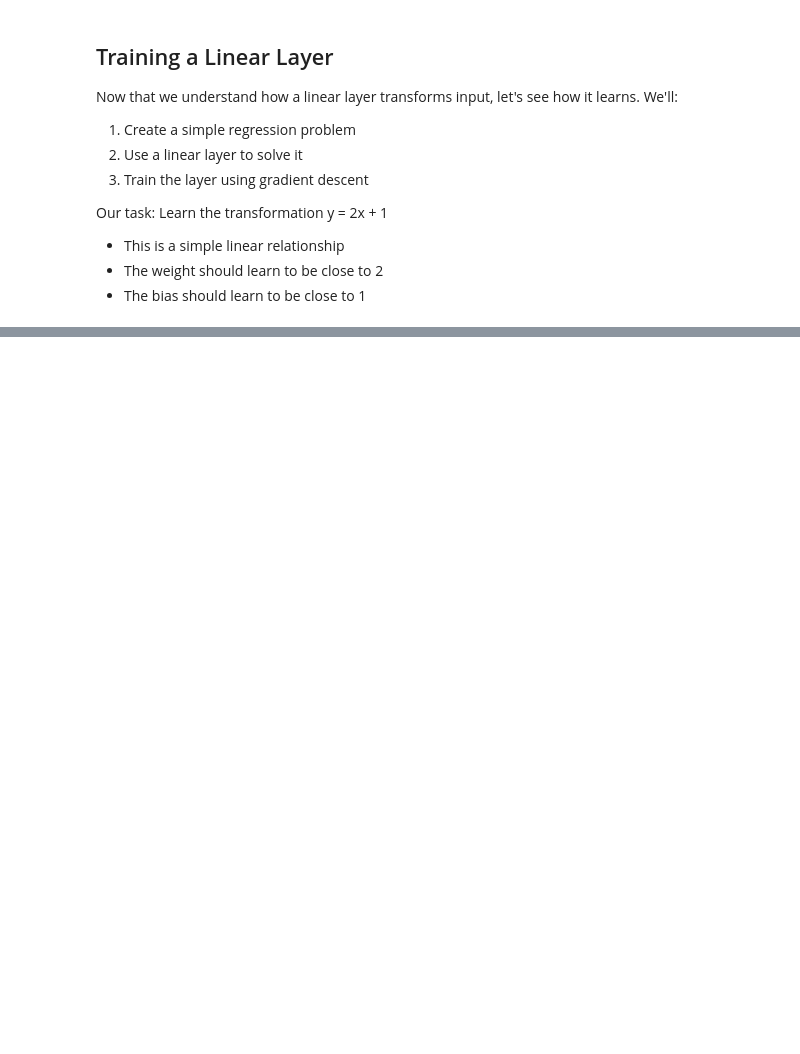
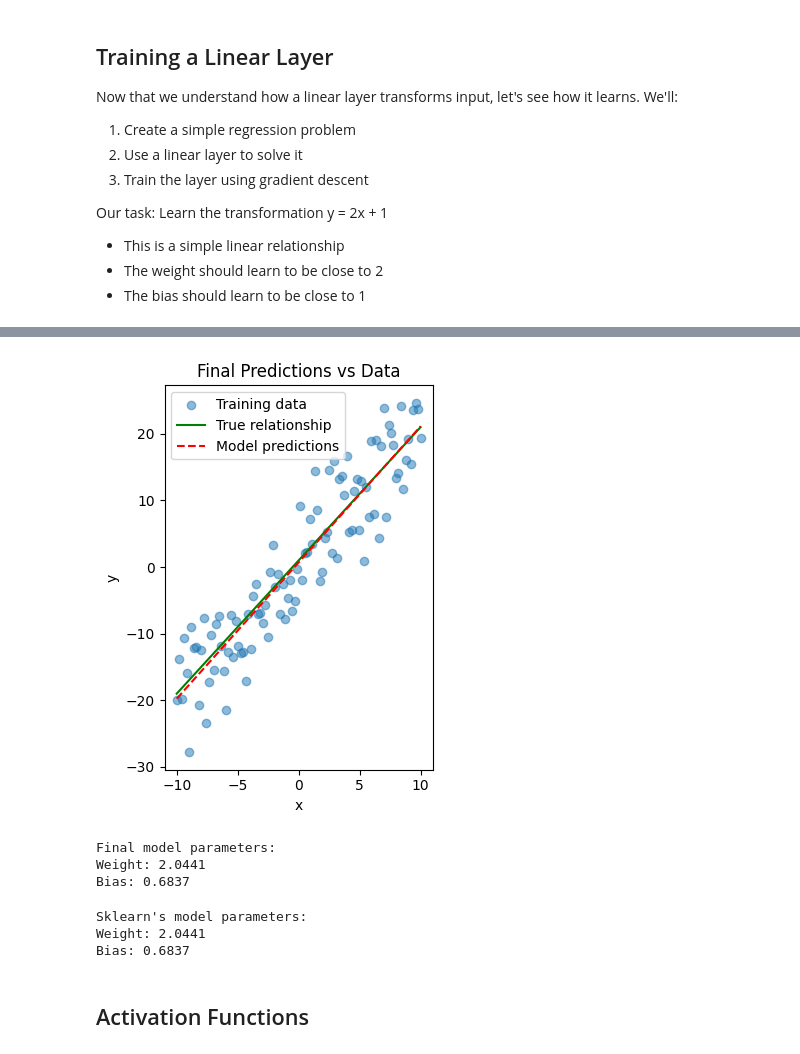
Before and after one commit to Hudsonps/pytorch-practice, a Jupyter notebook: notebooks/02_neural_networks.ipynb, the cells around one changed output, grey strips where cells are left out. Cells and saved outputs as stored; diff of their text form; code cells hidden in the pictures; blank space fills up the shorter version.

```diff
--- a/notebooks/02_neural_networks.ipynb
+++ b/notebooks/02_neural_networks.ipynb
@@ -106,0 +188,23 @@ plt.scatter(x, y, label='Noisy data')
+# %%
+# Plot 2: Data, True Line, and Predictions
+plt.subplot(1, 2, 2)
+plt.scatter(x, y, alpha=0.5, label='Training data')
+plt.plot(x, y_true, 'g-', label='True relationship')  # Adding the true line in green
+plt.plot(x, y_pred.detach(), 'r--', label='Model predictions')  # Making predictions dashed for better distinction
+plt.xlabel('x')
+plt.ylabel('y')
+plt.title('Final Predictions vs Data')
+plt.legend()
+
+plt.tight_layout()
+plt.show()
+
+# Print final model parameters
+print("Final model parameters:")
+print(f"Weight: {linear_layer.weight.item():.4f}")
+print(f"Bias: {linear_layer.bias.item():.4f}")
+# %% [output]
+[figure, added]
+Final model parameters:
+Weight: 2.0441
+Bias: 0.6837
@@ -106,0 +219,14 @@ plt.scatter(x, y, label='Noisy data')
+# %%
+sk_linear = LinearRegression()
+sk_linear.fit(X_np, y_np)
+
+# Print sklearn's model parameters
+print("\nSklearn's model parameters:")
+print(f"Weight: {float(sk_linear.coef_[0]):.4f}")  # Convert to float first
+print(f"Bias: {float(sk_linear.intercept_):.4f}")  # Convert to float first
+# %% [output]
+Sklearn's model parameters:
+Weight: 2.0441
+Bias: 0.6837
+# %% [markdown]
+## Activation Functions
```
Also changed, not shown: parts of 21 cells of this notebook.
